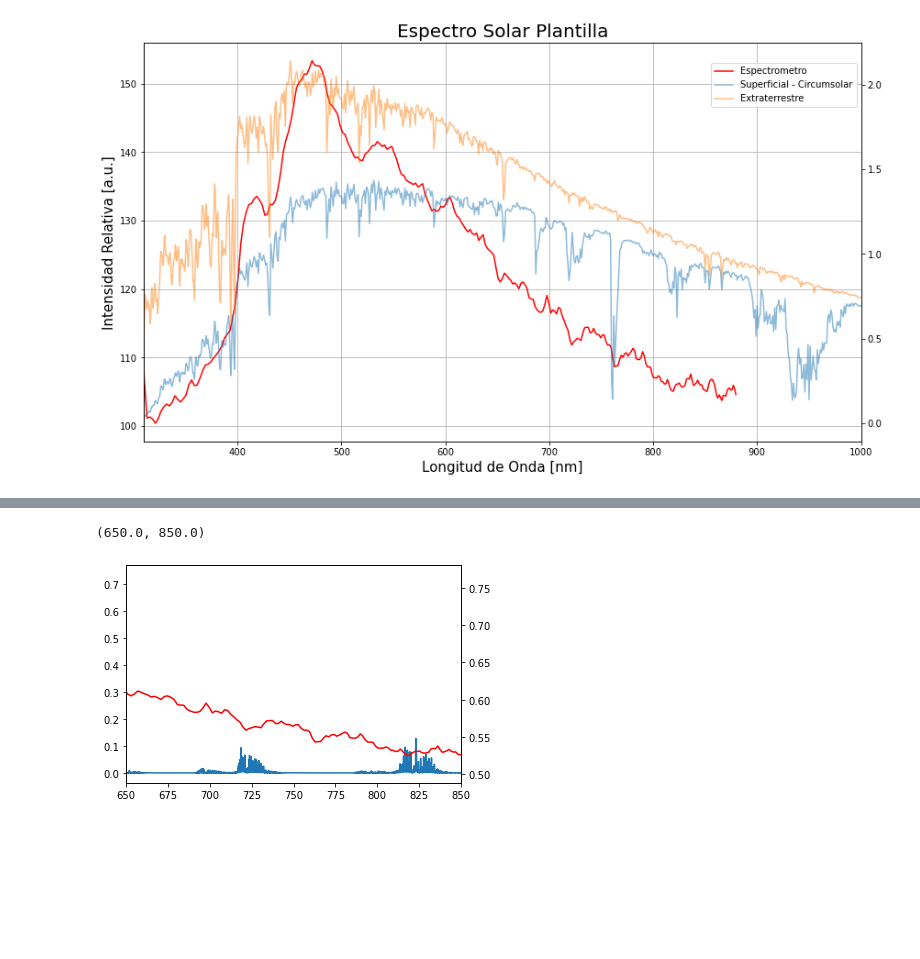
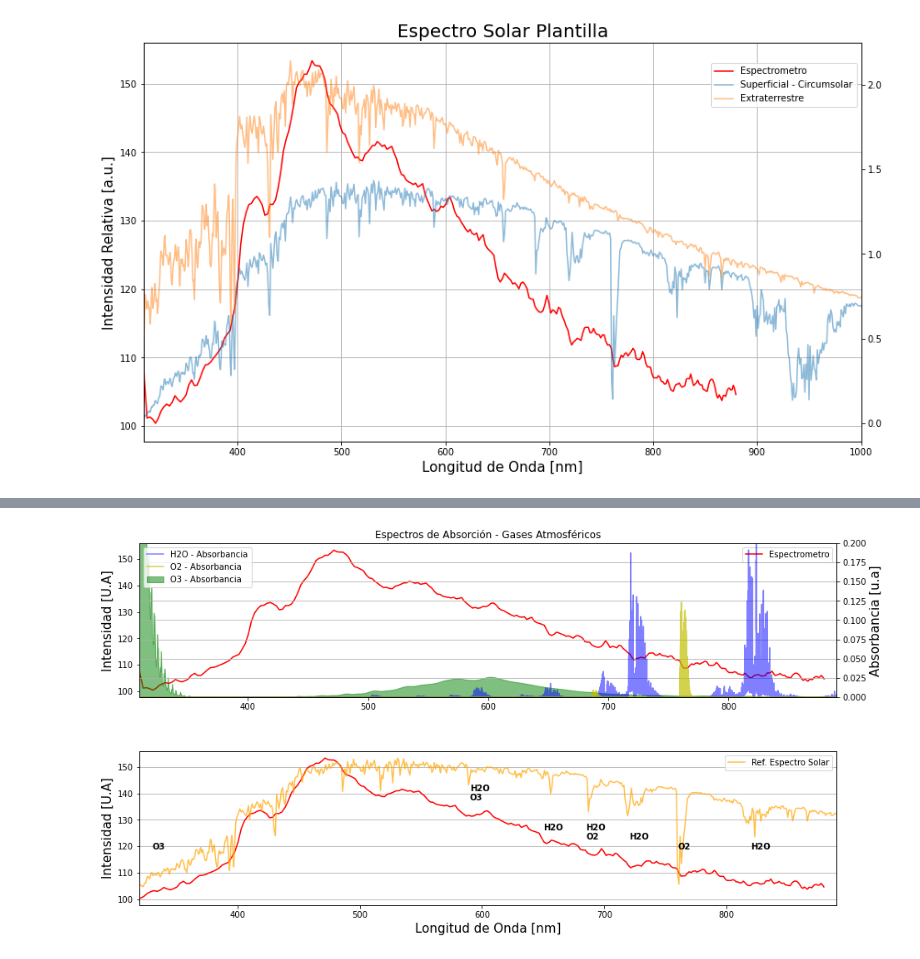
Before and after one commit to jerolg/Fisica_Experimental_IV_2023_1, a Jupyter notebook: PROYECTO_FINAL/data_analysis_notebook.ipynb, the cells around one changed output, grey strips where cells are left out. Saved outputs shown, nothing was run; the diff lists cells and outputs as text; code cells hidden in the pictures; blank space fills up the shorter version.

```diff
--- a/PROYECTO_FINAL/data_analysis_notebook.ipynb
+++ b/PROYECTO_FINAL/data_analysis_notebook.ipynb
@@ -278,13 +282,68 @@ De acuerdo a la **Figura #<sup>[5]</sup>** (Yazeed Alsarhan, 2015) se toman como
-# %%
-H2O_abs = np.loadtxt("data\SpectrMol_1fd77b5e6fae1c38b4a2017c83065367b877e485.absorp.txt")
-
-H2O_abs_wv, H2O_abs_int = 1e7/H2O_abs[:,0], H2O_abs[:,1]
-
-plt.plot(H2O_abs_wv, H2O_abs_int)
-plt.twinx()
-plt.plot(wv, lowpass(esp[0][0:-1])/200, 'r')
-plt.xlim(650, 850)
-# %% [output]
-(650.0, 850.0)
-[figure, removed]
+# %%
+H2O_abs = np.loadtxt("data\H2O_abs.txt")
+O3_abs = np.loadtxt("data\O3_abs.txt")
+O2_abs = np.loadtxt("data\O2_abs.txt")
+
+H2O_abs_wv, H2O_abs_int = 1e7/H2O_abs[:,0], H2O_abs[:,1]
+O3_abs_wv, O3_abs_int = O3_abs[:,0], O3_abs[:,6]
+O2_abs_wv, O2_abs_int = 1e7/O2_abs[:,0], O2_abs[:,1]
+# %%
+plt.figure(figsize = (15, 8))
+plt.subplots_adjust(hspace=0.35)
+
+plt.subplot(2,1,1)
+
+plt.plot(wv, lowpass(esp[0][0:-1]), 'r', label = 'Espectrometro')
+
+plt.ylabel('Intensidad [U.A]', size = 15)
+
+plt.title('Espectros de Absorción - Gases Atmosféricos')
+
+plt.legend()
+
+plt.twinx()
+plt.plot(H2O_abs_wv, H2O_abs_int*2, alpha = 0.5, color = 'b', label = "H2O - Absorbancia")
+
+plt.plot(O2_abs_wv, O2_abs_int, alpha = 0.7, color = 'y',  label = "O2 - Absorbancia")
+
+plt.fill_between(O3_abs_wv, O3_abs_int*5e18, alpha=0.5, color='green',  label = "O3 - Absorbancia")
+
+plt.ylabel("Absorbancia [u.a]", size = 15)
+plt.xlim(310, 890)
+plt.ylim(0, 0.2)
+
+plt.grid()
+plt.legend()
+
+plt.subplot(2,1,2)
+
+plt.plot(wv, lowpass(esp[0][0:-1]), 'r', label = 'Espectrometro')
+
+plt.xlabel("Longitud de Onda [nm]", size = 15)
+plt.ylabel('Intensidad [U.A]', size = 15)
+
+plt.grid(axis = 'y')
+
+plt.twinx()
+
+plt.plot(solar_ref_sfc.wv, solar_ref_sfc.circumsolar, alpha = 0.7, color = 'orange', label = 'Ref. Espectro Solar')
+
+plt.yticks([])
+
+plt.text(330, 0.5, 'O3', weight = 'bold')
+plt.text(590, 1, 'H2O\nO3', weight = 'bold')
+plt.text(650, 0.7, 'H2O', weight = 'bold')
+plt.text(685, 0.6, 'H2O\nO2', weight = 'bold')
+plt.text(720, 0.6, 'H2O', weight = 'bold')
+plt.text(760, 0.5, 'O2', weight = 'bold')
+plt.text(820, 0.5, 'H2O', weight = 'bold')
+
+
+
+plt.xlim(320, 890)
+
+plt.legend()
+plt.show()
+# %% [output]
+[figure, added]
 # %% [markdown]
```
Also changed, not shown: parts of 5 cells of this notebook.
